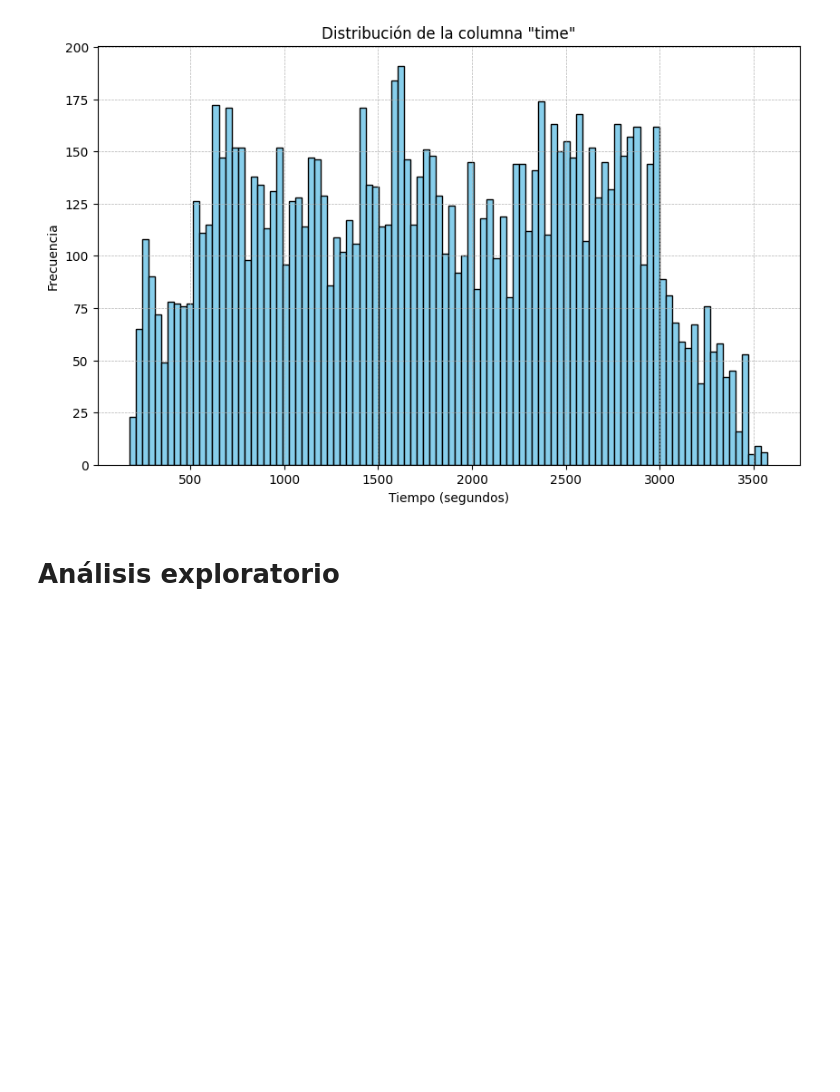
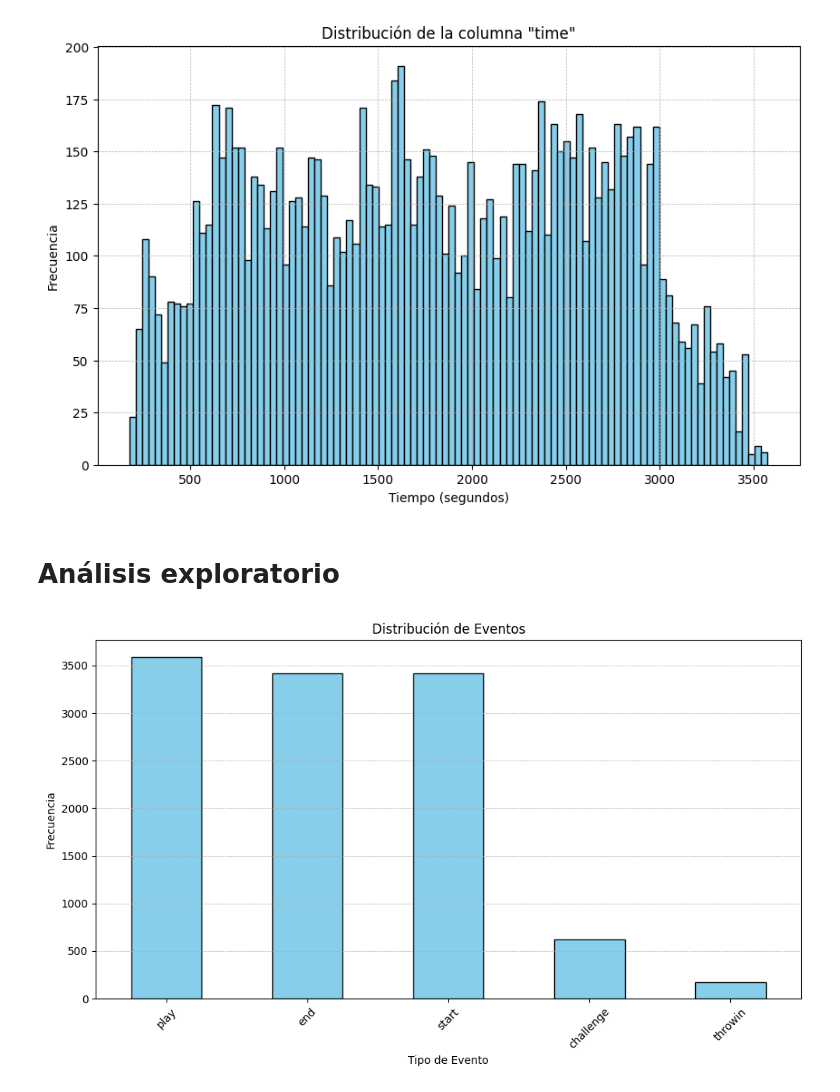
Before and after one commit to GitElean/DS_proyecto2, a Jupyter notebook: proyecto2.ipynb, the cells around one changed output. Saved outputs shown, nothing was run; the diff lists cells and outputs as text; code cells hidden in the pictures; blank space fills up the shorter version.

```diff
--- a/proyecto2.ipynb
+++ b/proyecto2.ipynb
@@ -116,3 +116,18 @@ plt.show()
 [figure]
 # %% [markdown]
 # Análisis exploratorio
+# %%
+#  Distribución de eventos
+event_counts = data['event'].value_counts()
+
+plt.figure(figsize=(10, 6))
+event_counts.plot(kind='bar', color='skyblue', edgecolor='black')
+plt.title('Distribución de Eventos')
+plt.xlabel('Tipo de Evento')
+plt.ylabel('Frecuencia')
+plt.xticks(rotation=45)
+plt.grid(True, which='both', linestyle='--', linewidth=0.5, axis='y')
+plt.tight_layout()
+plt.show()
+# %% [output]
+[figure, added]
```
Also changed, not shown: parts of 3 cells of this notebook.
